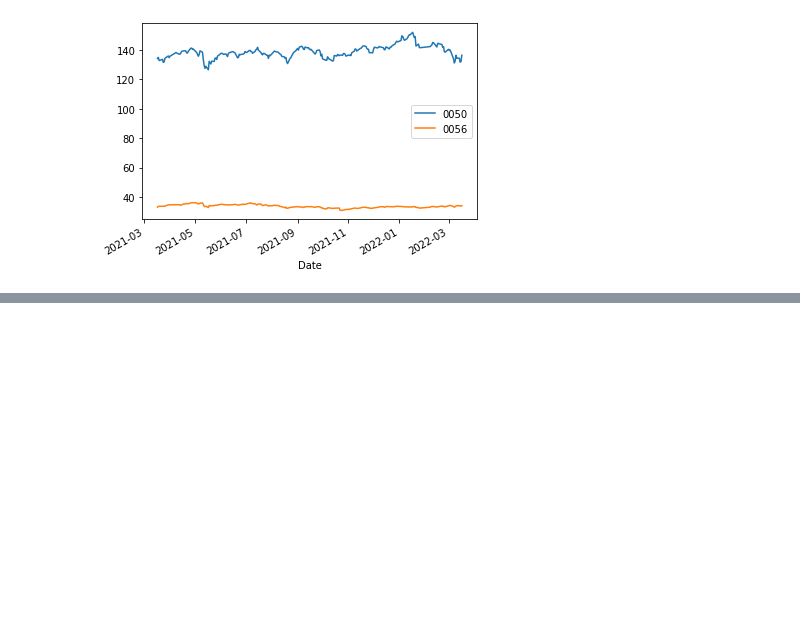
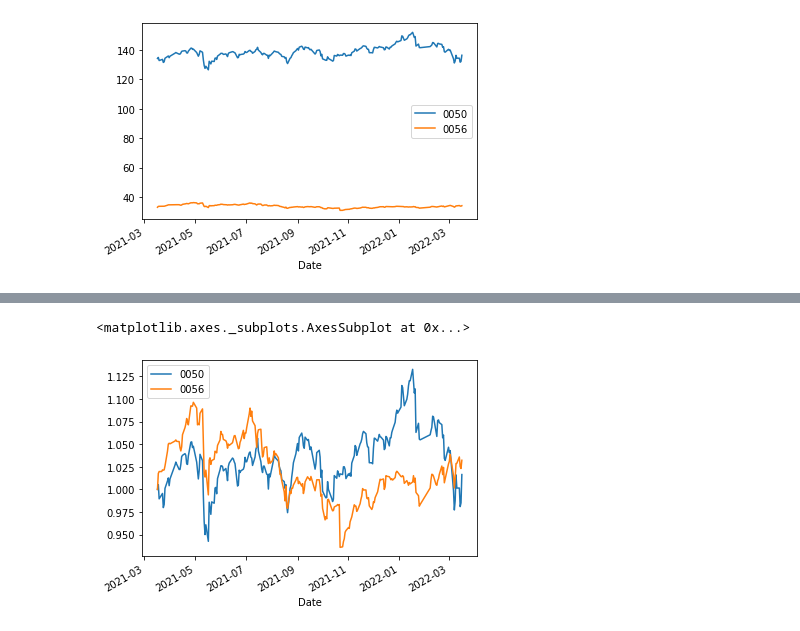
Before and after one commit to tewei0328/teach-visulization, a Jupyter notebook: viz1_0050_0056.ipynb, the cells around one changed output, grey strips where cells are left out. Saved outputs shown, nothing was run; the diff lists cells and outputs as text; code cells hidden in the pictures; blank space fills up the shorter version.

```diff
--- a/viz1_0050_0056.ipynb
+++ b/viz1_0050_0056.ipynb
@@ -68,3 +68,6 @@ df_many.plot()
 # %% [output]
 <matplotlib.axes._subplots.AxesSubplot at 0x...>
 [figure]
+# %%
+df_many['0050']=df_many['0050']/df_many.iloc[0][0]
+df_many['0056']=df_many['0056']/df_many.iloc[0][1]
@@ -70,0 +84,5 @@ df_many.plot()
+# %%
+df_many.plot()
+# %% [output]
+<matplotlib.axes._subplots.AxesSubplot at 0x...>
+[figure, added]
```
Also changed, not shown: parts of 1 cell of this notebook.
